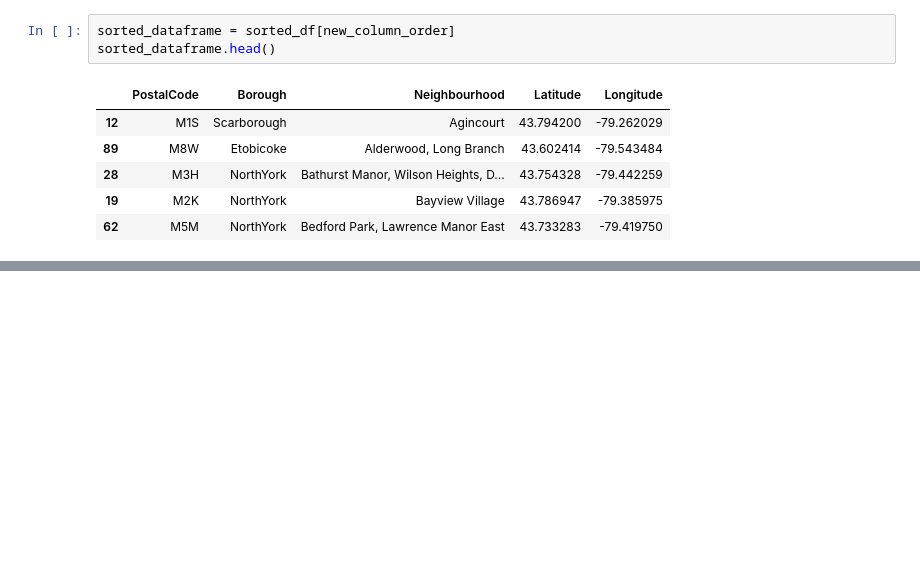
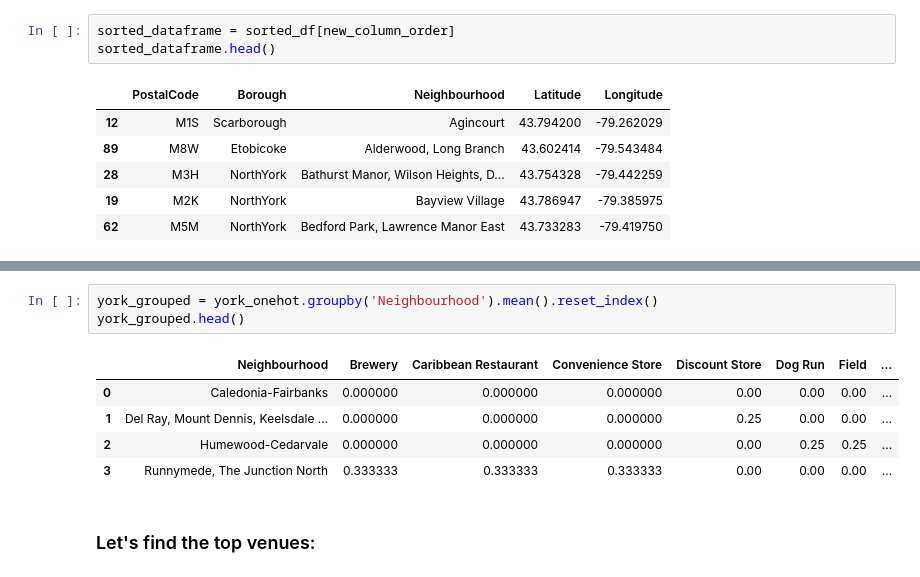
Before and after one commit to JepsonDu/Coursera_Capstone, a Jupyter notebook: Coursera_Capstone.ipynb, the cells around one changed output, grey strips where cells are left out. Drawn from its saved outputs; the diff is of its cells as text; blank space fills up the shorter version.

```diff
--- a/Coursera_Capstone.ipynb
+++ b/Coursera_Capstone.ipynb
@@ -334,0 +706,11 @@ sorted_dataframe.head()
+# %%
+york_grouped = york_onehot.groupby('Neighbourhood').mean().reset_index()
+york_grouped.head()
+# %% [output]
+|  | Neighbourhood | Brewery | Caribbean Restaurant | Convenience Store | Discount Store | Dog Run | Field | ... |
+| 0 | Caledonia-Fairbanks | 0.000000 | 0.000000 | 0.000000 | 0.00 | 0.00 | 0.00 | ... |
+| 1 | Del Ray, Mount Dennis, Keelsdale ... | 0.000000 | 0.000000 | 0.000000 | 0.25 | 0.00 | 0.00 | ... |
+| 2 | Humewood-Cedarvale | 0.000000 | 0.000000 | 0.000000 | 0.00 | 0.25 | 0.25 | ... |
+| 3 | Runnymede, The Junction North | 0.333333 | 0.333333 | 0.333333 | 0.00 | 0.00 | 0.00 | ... |
+# %% [markdown]
+### Let's find the top venues:
```
Also changed, not shown: parts of 42 cells of this notebook.
